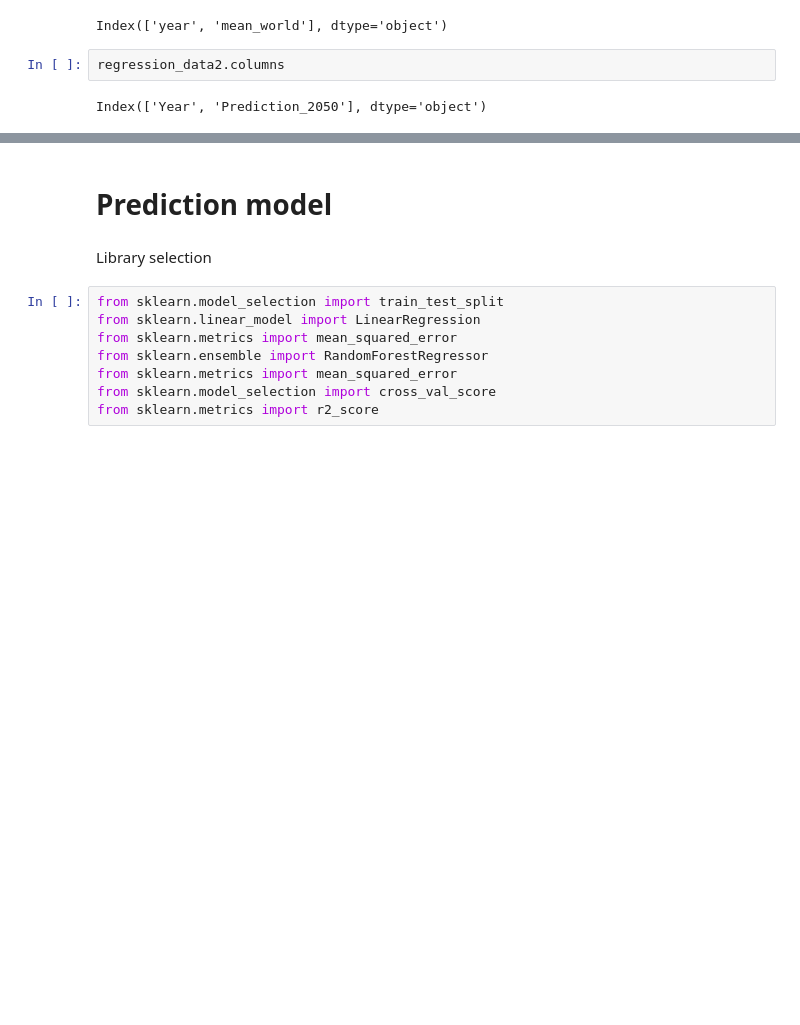
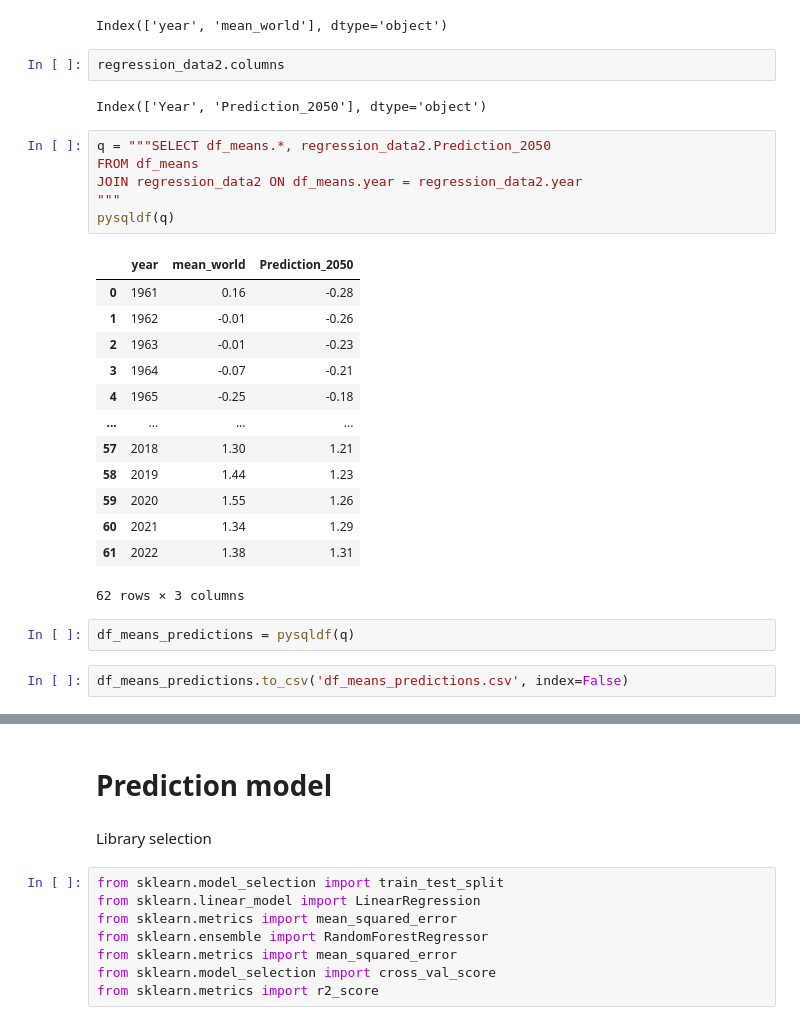
Before and after one commit to PetrongariYanina/ClimateChangeExplorer, a Jupyter notebook: ClimateChangeExplorer.ipynb, the cells around one changed output, grey strips where cells are left out. Cells and saved outputs as stored; diff of their text form; blank space fills up the shorter version.

```diff
--- a/ClimateChangeExplorer.ipynb
+++ b/ClimateChangeExplorer.ipynb
@@ -446,3 +446,27 @@ Index(['year', 'mean_world'], dtype='object')
 regression_data2.columns
 # %% [output]
 Index(['Year', 'Prediction_2050'], dtype='object')
+# %%
+q = """SELECT df_means.*, regression_data2.Prediction_2050
+FROM df_means
+JOIN regression_data2 ON df_means.year = regression_data2.year
+"""
+pysqldf(q)
+# %% [output]
+|  | year | mean_world | Prediction_2050 |
+| 0 | 1961 | 0.16 | -0.28 |
+| 1 | 1962 | -0.01 | -0.26 |
+| 2 | 1963 | -0.01 | -0.23 |
+| 3 | 1964 | -0.07 | -0.21 |
+| 4 | 1965 | -0.25 | -0.18 |
+| ... | ... | ... | ... |
+| 57 | 2018 | 1.30 | 1.21 |
+| 58 | 2019 | 1.44 | 1.23 |
+| 59 | 2020 | 1.55 | 1.26 |
+| 60 | 2021 | 1.34 | 1.29 |
+| 61 | 2022 | 1.38 | 1.31 |
+62 rows × 3 columns
+# %%
+df_means_predictions = pysqldf(q)
+# %%
+df_means_predictions.to_csv('df_means_predictions.csv', index=False)
```
Also changed, not shown: parts of 15 cells of this notebook, 1 other file.
